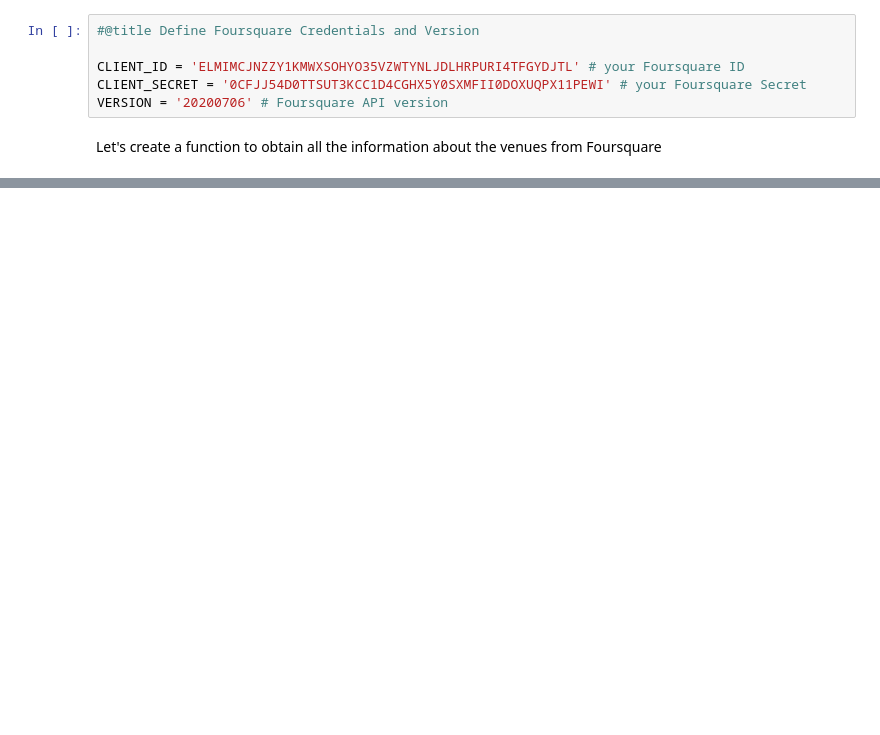
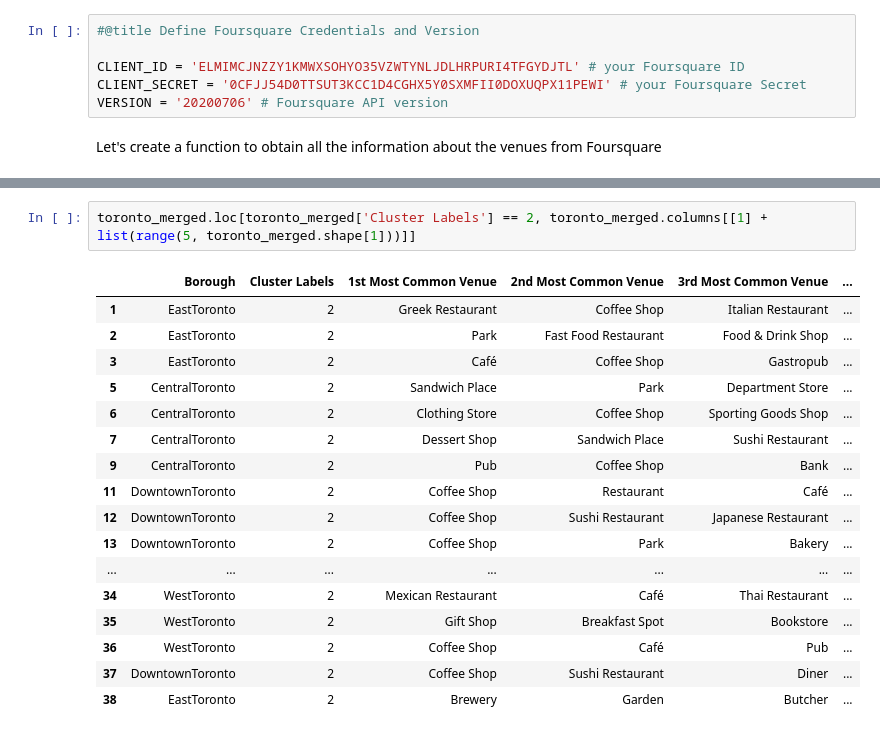
Before and after one commit to yachtsman/Coursera_Capstone, a Jupyter notebook: Segmenting_and_Clustering_Neighborhoods_in_Toronto_v3.ipynb, the cells around one changed output, grey strips where cells are left out. Drawn from its saved outputs; the diff is of its cells as text; blank space fills up the shorter version.

```diff
--- a/Segmenting_and_Clustering_Neighborhoods_in_Toronto_v3.ipynb
+++ b/Segmenting_and_Clustering_Neighborhoods_in_Toronto_v3.ipynb
@@ -300,0 +519,20 @@ Weston
+# %%
+toronto_merged.loc[toronto_merged['Cluster Labels'] == 2, toronto_merged.columns[[1] + list(range(5, toronto_merged.shape[1]))]]
+# %% [output]
+|  | Borough | Cluster Labels | 1st Most Common Venue | 2nd Most Common Venue | 3rd Most Common Venue | ... |
+| 1 | EastToronto | 2 | Greek Restaurant | Coffee Shop | Italian Restaurant | ... |
+| 2 | EastToronto | 2 | Park | Fast Food Restaurant | Food & Drink Shop | ... |
+| 3 | EastToronto | 2 | Café | Coffee Shop | Gastropub | ... |
+| 5 | CentralToronto | 2 | Sandwich Place | Park | Department Store | ... |
+| 6 | CentralToronto | 2 | Clothing Store | Coffee Shop | Sporting Goods Shop | ... |
+| 7 | CentralToronto | 2 | Dessert Shop | Sandwich Place | Sushi Restaurant | ... |
+| 9 | CentralToronto | 2 | Pub | Coffee Shop | Bank | ... |
+| 11 | DowntownToronto | 2 | Coffee Shop | Restaurant | Café | ... |
+| 12 | DowntownToronto | 2 | Coffee Shop | Sushi Restaurant | Japanese Restaurant | ... |
+| 13 | DowntownToronto | 2 | Coffee Shop | Park | Bakery | ... |
+| ... | ... | ... | ... | ... | ... | ... |
+| 34 | WestToronto | 2 | Mexican Restaurant | Café | Thai Restaurant | ... |
+| 35 | WestToronto | 2 | Gift Shop | Breakfast Spot | Bookstore | ... |
+| 36 | WestToronto | 2 | Coffee Shop | Café | Pub | ... |
+| 37 | DowntownToronto | 2 | Coffee Shop | Sushi Restaurant | Diner | ... |
+| 38 | EastToronto | 2 | Brewery | Garden | Butcher | ... |
```
Also changed, not shown: parts of 23 cells of this notebook.
